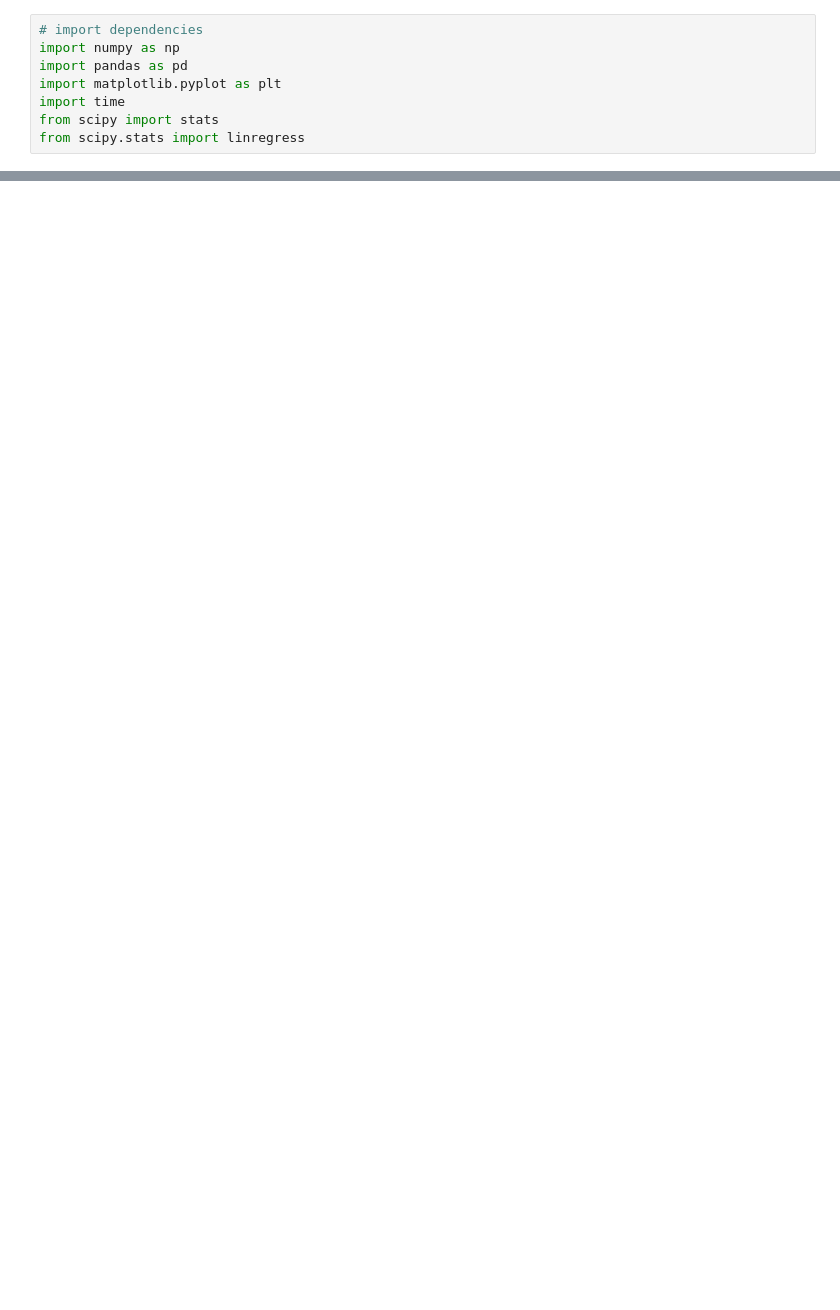
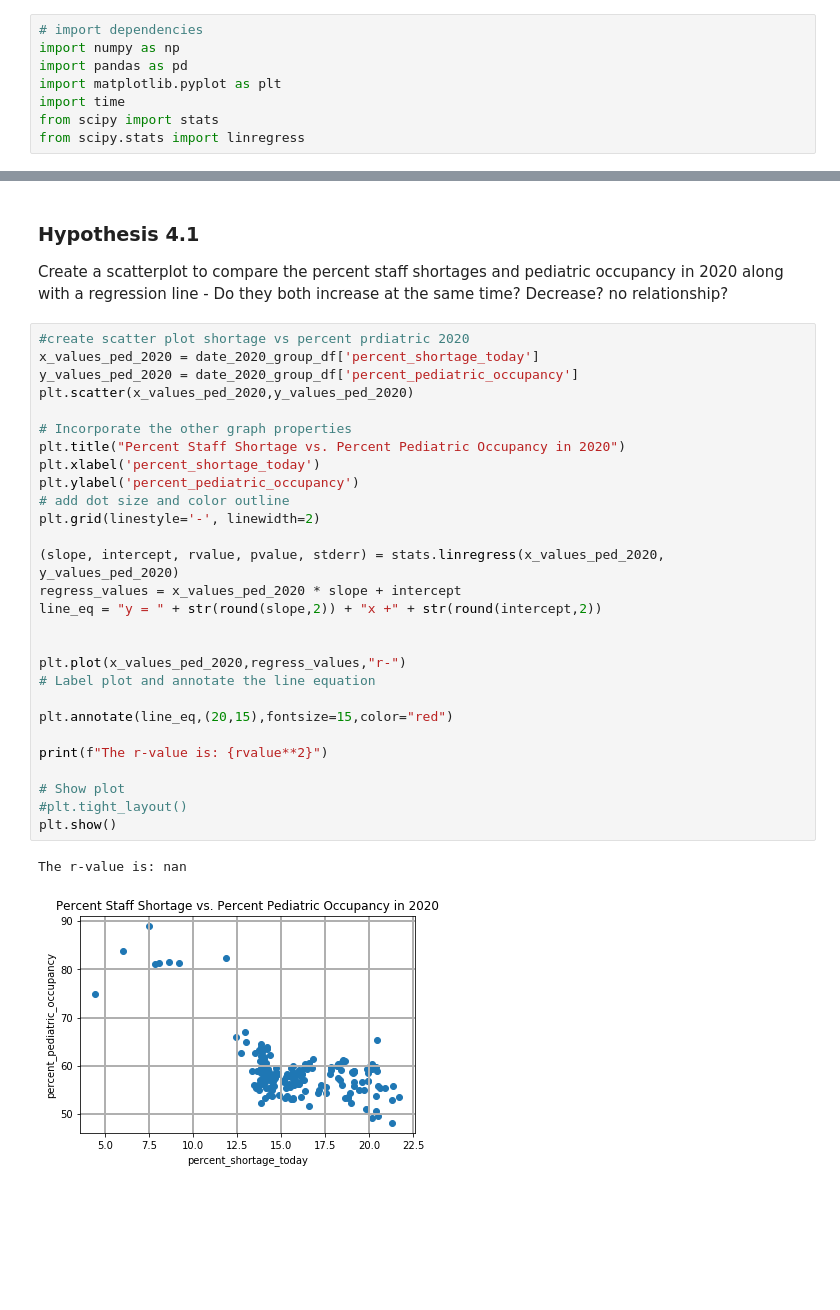
Before and after one commit to nkeplinger/healthcare_module7, a Jupyter notebook: nicolette_code_in_progress.ipynb, the cells around one changed output, grey strips where cells are left out. Saved outputs shown, nothing was run; the diff lists cells and outputs as text; blank space fills up the shorter version.

```diff
--- a/nicolette_code_in_progress.ipynb
+++ b/nicolette_code_in_progress.ipynb
@@ -511,0 +254,34 @@ The r-value is: 0.24220838156014676
+# %% [markdown]
+### Hypothesis 4.1
+Create a scatterplot to compare the percent staff shortages and pediatric occupancy in 2020 along with a regression line - Do they both increase at the same time? Decrease? no relationship?
+# %%
+#create scatter plot shortage vs percent prdiatric 2020
+x_values_ped_2020 = date_2020_group_df['percent_shortage_today']
+y_values_ped_2020 = date_2020_group_df['percent_pediatric_occupancy']
+plt.scatter(x_values_ped_2020,y_values_ped_2020)
+
+# Incorporate the other graph properties
+plt.title("Percent Staff Shortage vs. Percent Pediatric Occupancy in 2020")
+plt.xlabel('percent_shortage_today')
+plt.ylabel('percent_pediatric_occupancy')
+# add dot size and color outline
+plt.grid(linestyle='-', linewidth=2)
+
+(slope, intercept, rvalue, pvalue, stderr) = stats.linregress(x_values_ped_2020, y_values_ped_2020)
+regress_values = x_values_ped_2020 * slope + intercept
+line_eq = "y = " + str(round(slope,2)) + "x +" + str(round(intercept,2))
+
+
+plt.plot(x_values_ped_2020,regress_values,"r-")
+# Label plot and annotate the line equation
+
+plt.annotate(line_eq,(20,15),fontsize=15,color="red")
+
+print(f"The r-value is: {rvalue**2}")
+
+# Show plot
+#plt.tight_layout()
+plt.show()
+# %% [output]
+The r-value is: nan
+[figure, added]
```
Also changed, not shown: parts of 43 cells of this notebook.
